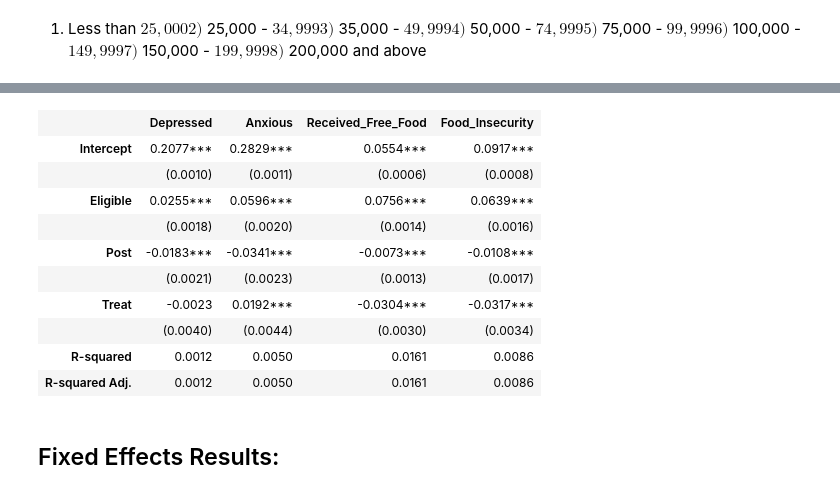
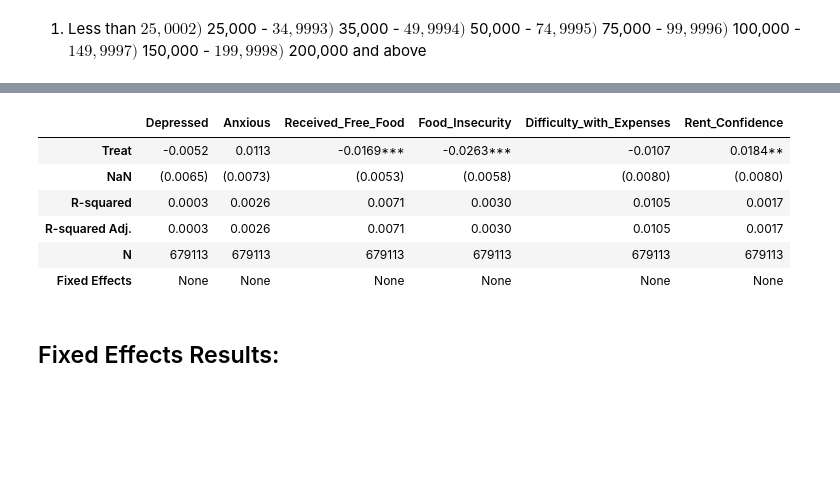
Before and after one commit to peter-amerkhanian/CTC-Evaluation, a Jupyter notebook: pp290_ctc.ipynb, the cells around one changed output, grey strips where cells are left out. Saved outputs shown, nothing was run; the diff lists cells and outputs as text; code cells hidden in the pictures; blank space fills up the shorter version.

```diff
--- a/pp290_ctc.ipynb
+++ b/pp290_ctc.ipynb
@@ -121,18 +99,15 @@ for var in dependent_vars:
     dids.append(basic_did)
-# %%
-summary_col([*dids], stars=True)
-# %% [output]
-|  | Depressed | Anxious | Received_Free_Food | Food_Insecurity |
-| Intercept | 0.2077*** | 0.2829*** | 0.0554*** | 0.0917*** |
-|  | (0.0010) | (0.0011) | (0.0006) | (0.0008) |
-| Eligible | 0.0255*** | 0.0596*** | 0.0756*** | 0.0639*** |
-|  | (0.0018) | (0.0020) | (0.0014) | (0.0016) |
-| Post | -0.0183*** | -0.0341*** | -0.0073*** | -0.0108*** |
-|  | (0.0021) | (0.0023) | (0.0013) | (0.0017) |
-| Treat | -0.0023 | 0.0192*** | -0.0304*** | -0.0317*** |
-|  | (0.0040) | (0.0044) | (0.0030) | (0.0034) |
-| R-squared | 0.0012 | 0.0050 | 0.0161 | 0.0086 |
-| R-squared Adj. | 0.0012 | 0.0050 | 0.0161 | 0.0086 |
+# %%
+pd.read_html(summary_col([*dids], stars=True, regressor_order=["Treat"], drop_omitted=True, info_dict={
+             "N": lambda x: (str(int(x.nobs))), "Fixed Effects": lambda x: "None"}).as_html(), header=0, index_col=0)[0]
+# %% [output]
+|  | Depressed | Anxious | Received_Free_Food | Food_Insecurity | Difficulty_with_Expenses | Rent_Confidence |
+| Treat | -0.0052 | 0.0113 | -0.0169*** | -0.0263*** | -0.0107 | 0.0184** |
+| NaN | (0.0065) | (0.0073) | (0.0053) | (0.0058) | (0.0080) | (0.0080) |
+| R-squared | 0.0003 | 0.0026 | 0.0071 | 0.0030 | 0.0105 | 0.0017 |
+| R-squared Adj. | 0.0003 | 0.0026 | 0.0071 | 0.0030 | 0.0105 | 0.0017 |
+| N | 679113 | 679113 | 679113 | 679113 | 679113 | 679113 |
+| Fixed Effects | None | None | None | None | None | None |
 # %%
 fe_dids = []
 for var in dependent_vars:
```
Also changed, not shown: parts of 21 cells of this notebook, 42 other files.
